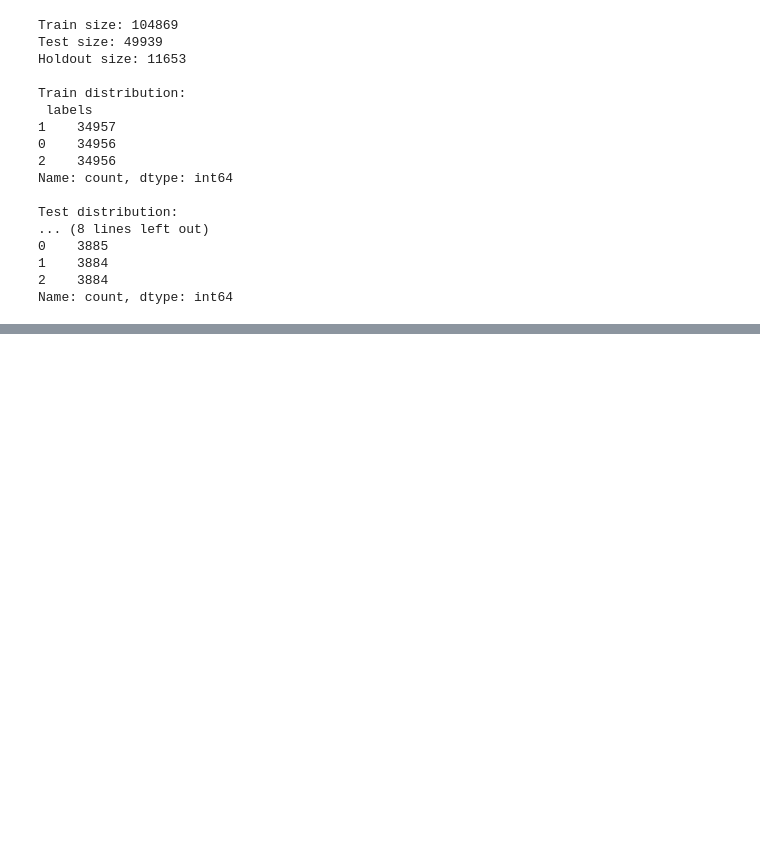
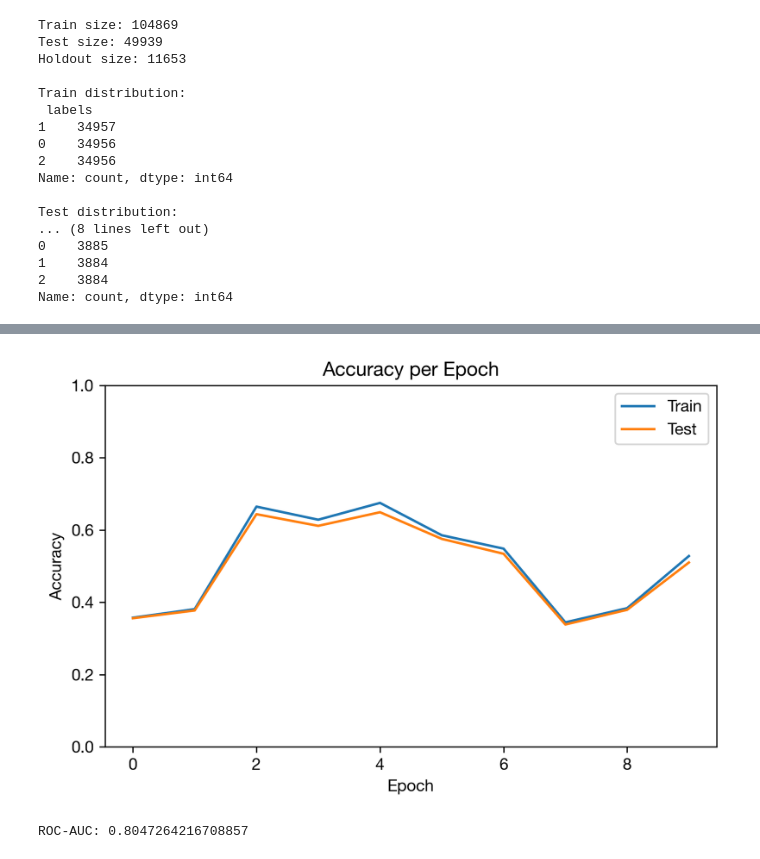
Before and after one commit to JVitorCarv/mini-projeto-2, a Jupyter notebook: notebook.ipynb, the cells around one changed output, grey strips where cells are left out. Cells and saved outputs as stored; diff of their text form; code cells hidden in the pictures; blank space fills up the shorter version.

Commit message:
Get best RNN and LSTM models and results

```diff
--- a/notebook.ipynb
+++ b/notebook.ipynb
@@ -149,0 +181,3 @@ df
+# %%
+df["normalized_tweets"] = df["stripped_tweets"].apply(normalize_text)
+df
@@ -150,6 +242,6 @@ df
 # %%
 train_df, test_df = train_test_split(
-    df_balanced,
+    df,
     test_size=0.3,
     stratify=df_balanced["labels"],
     random_state=SEED,
@@ -189,0 +366,26 @@ Name: count, dtype: int64
+# %%
+def train_model(model, train_loader, optimizer, criterion, device):
+    model.train()
+    total_loss = 0
+    for x_batch, y_batch in train_loader:
+        x_batch, y_batch = x_batch.to(device), y_batch.to(device)
+        optimizer.zero_grad()
+        outputs = model(x_batch)
+        loss = criterion(outputs, y_batch.long())
+        loss.backward()
+        optimizer.step()
+        total_loss += loss.item()
+    return total_loss / len(train_loader)
+
+
+def evaluate_model(model, val_loader, device):
+    model.eval()
+    correct = total = 0
+    with torch.no_grad():
+        for x_batch, y_batch in val_loader:
+            x_batch, y_batch = x_batch.to(device), y_batch.to(device)
+            outputs = model(x_batch)
+            preds = outputs.argmax(dim=1)
+            correct += (preds == y_batch).sum().item()
+            total += y_batch.size(0)
+    return correct / total
@@ -189,0 +478,2 @@ Name: count, dtype: int64
+# %%
+rnn_results = train_and_save_best(RNNClassifier, "RNN")
@@ -189,0 +493,19 @@ Name: count, dtype: int64
+# %%
+# Plot accuracy
+plt.figure(figsize=(6, 4))
+plt.plot(rnn_results["train_accuracies"], label="Train")
+plt.plot(rnn_results["test_accuracies"], label="Test")
+plt.title("Accuracy per Epoch")
+plt.xlabel("Epoch")
+plt.ylabel("Accuracy")
+plt.ylim(0, 1)
+plt.legend()
+plt.tight_layout()
+plt.show()
+# %% [output]
+[figure, added]
+# %%
+# Print ROC-AUC
+print("ROC-AUC:", rnn_results["roc_auc"])
+# %% [output]
+ROC-AUC: 0.8047264216708857
```
Also changed, not shown: parts of 27 cells of this notebook, 4 other files.
